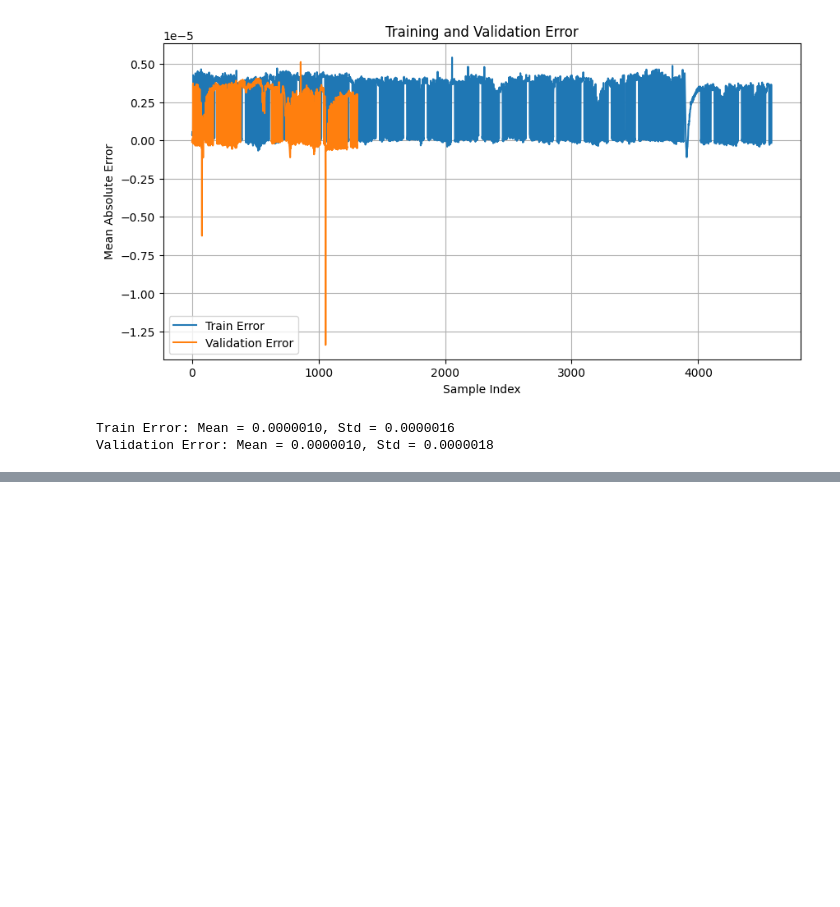
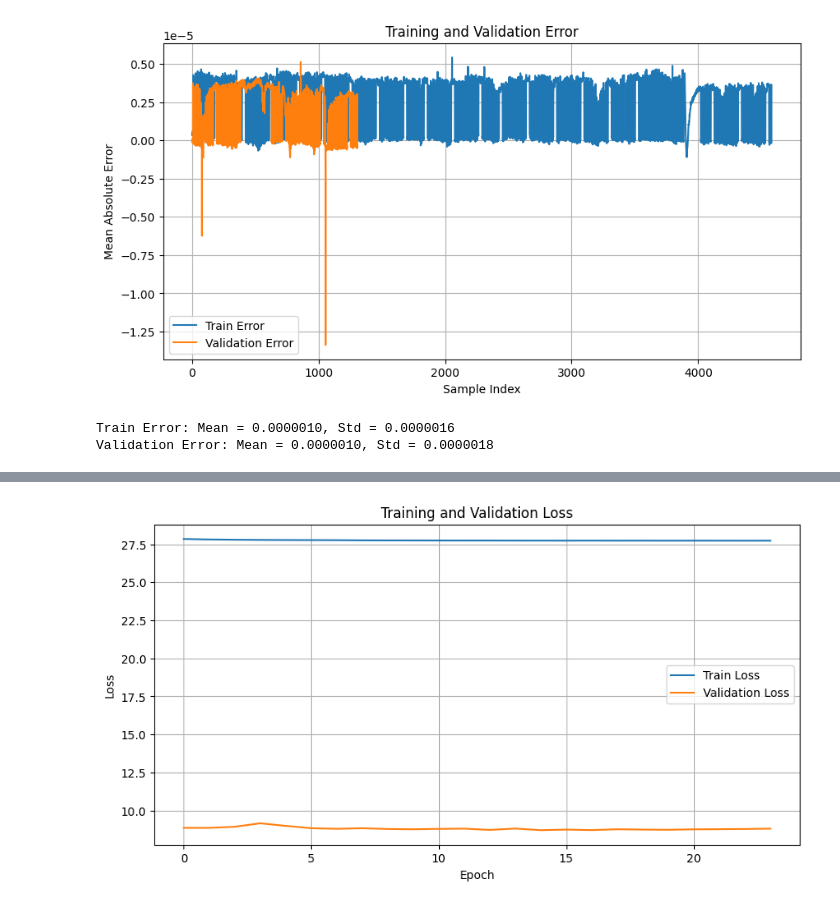
Before and after one commit to Alrobbertz/virtual-eve, a Jupyter notebook: canonical_code/_training.ipynb, the cells around one changed output, grey strips where cells are left out. Cells and saved outputs as stored; diff of their text form; code cells hidden in the pictures; blank space fills up the shorter version.

```diff
--- a/canonical_code/_training.ipynb
+++ b/canonical_code/_training.ipynb
@@ -188,0 +268,7 @@ np.savez_compressed(
+# %%
+crop = cfg["crop"]
+flip = cfg["flip"]
+zscore = cfg["zscore"]
+print(f"Using crop: {crop}")
+print(f"Using flip: {flip}")
+print(f"Using zscore: {zscore}")
@@ -188,0 +319,10 @@ np.savez_compressed(
+# %%
+sw_dataloaders = {
+    x: torch.utils.data.DataLoader(
+        sw_datasets[x], batch_size=batch_size, shuffle=True, num_workers=8
+    )
+    for x in ["train", "val"]
+}
+
+dataset_sizes = {x: len(sw_datasets[x]) for x in ["train", "val"]}
+print(f"Dataset sizes: {dataset_sizes}")
@@ -188,0 +338,8 @@ np.savez_compressed(
+# %%
+# Config Training Optimization Parameters
+initLR, stepSize = cfg["lr_start"], cfg["lr_step_size"]
+weightDecay = cfg["weight_decay"]
+n_epochs = stepSize * 3
+print(
+    f"Initial Learning Rate: {initLR}, Step Size: {stepSize}, Weight Decay: {weightDecay}, Number of Epochs: {n_epochs}"
+)
@@ -188,0 +348,10 @@ np.savez_compressed(
+# %%
+# Set up Optimizer and Scheduler
+optimizer = optim.SGD(
+    sw_net.parameters(),
+    lr=initLR,
+    momentum=0.9,
+    nesterov=True,
+    weight_decay=weightDecay,
+)
+exp_lr_scheduler = optim.lr_scheduler.StepLR(optimizer, step_size=stepSize, gamma=0.1)
@@ -188,0 +463,12 @@ np.savez_compressed(
+# %%
+plt.figure(figsize=(10, 5))
+plt.plot(train_loss, label="Train Loss")
+plt.plot(val_loss, label="Validation Loss")
+plt.xlabel("Epoch")
+plt.ylabel("Loss")
+plt.title("Training and Validation Loss")
+plt.legend()
+plt.grid()
+plt.show()
+# %% [output]
+[figure, added]
```
Also changed, not shown: parts of 23 cells of this notebook, 9 other files.
